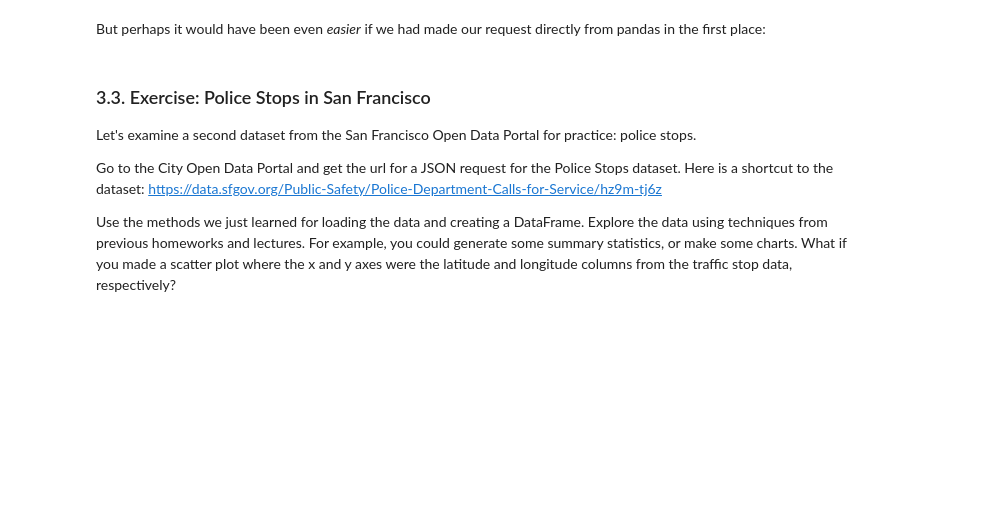
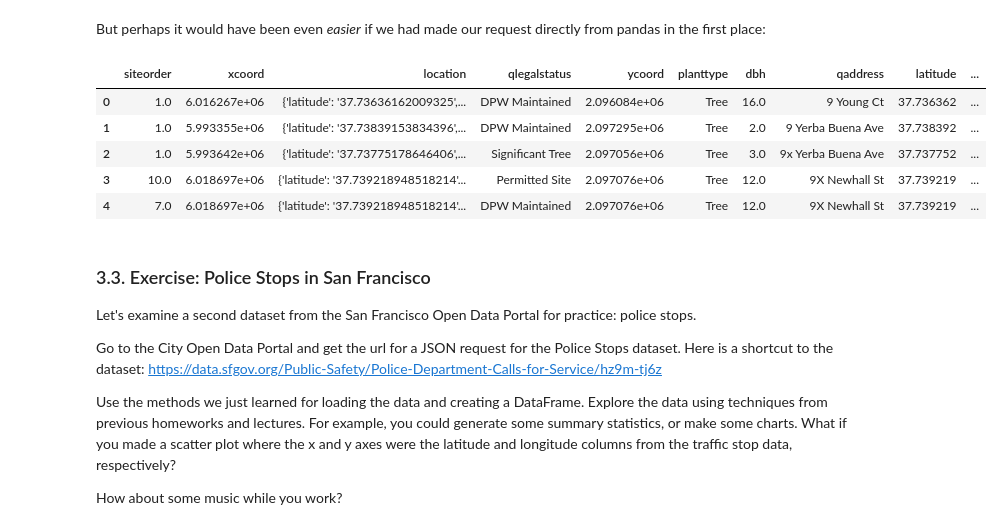
Before and after one commit to daisybellelewis/CYPLAN255, a Jupyter notebook: notebooks/lecture_11_APIs.ipynb, the cells around one changed output. Saved outputs shown, nothing was run; the diff lists cells and outputs as text; code cells hidden in the pictures; blank space fills up the shorter version.

```diff
--- a/notebooks/lecture_11_APIs.ipynb
+++ b/notebooks/lecture_11_APIs.ipynb
@@ -182,7 +240,14 @@ pd.DataFrame.from_dict(response.json())[['qspecies', 'latitude','longitude']].he
 # %% [markdown]
 But perhaps it would have been even _easier_ if we had made our request directly from pandas in the first place:
 # %%
-pd.read_json(endpoint_url)[['qspecies', 'latitude','longitude']].head()
+pd.read_json(endpoint_url).head()
+# %% [output]
+|  | siteorder | xcoord | location | qlegalstatus | ycoord | planttype | dbh | qaddress | latitude | ... |
+| 0 | 1.0 | 6.016267e+06 | {'latitude': '37.73636162009325',... | DPW Maintained | 2.096084e+06 | Tree | 16.0 | 9 Young Ct | 37.736362 | ... |
+| 1 | 1.0 | 5.993355e+06 | {'latitude': '37.73839153834396',... | DPW Maintained | 2.097295e+06 | Tree | 2.0 | 9 Yerba Buena Ave | 37.738392 | ... |
+| 2 | 1.0 | 5.993642e+06 | {'latitude': '37.73775178646406',... | Significant Tree | 2.097056e+06 | Tree | 3.0 | 9x Yerba Buena Ave | 37.737752 | ... |
+| 3 | 10.0 | 6.018697e+06 | {'latitude': '37.739218948518214'... | Permitted Site | 2.097076e+06 | Tree | 12.0 | 9X Newhall St | 37.739219 | ... |
+| 4 | 7.0 | 6.018697e+06 | {'latitude': '37.739218948518214'... | DPW Maintained | 2.097076e+06 | Tree | 12.0 | 9X Newhall St | 37.739219 | ... |
 # %% [markdown]
 ### 3.3. Exercise: Police Stops in San Francisco
 
@@ -191,3 +256,5 @@ Let's examine a second dataset from the San Francisco Open Data Portal for pract
 Go to the City Open Data Portal and get the url for a JSON request for the Police Stops dataset.  Here is a shortcut to the dataset: https://data.sfgov.org/Public-Safety/Police-Department-Calls-for-Service/hz9m-tj6z
 
 Use the methods we just learned for loading the data and creating a DataFrame. Explore the data using techniques from previous homeworks and lectures. For example, you could generate some summary statistics, or make some charts. What if you made a scatter plot where the x and y axes were the latitude and longitude columns from the traffic stop data, respectively?
+
+How about some music while you work?
```
Also changed, not shown: parts of 13 cells of this notebook, 11 other files.
